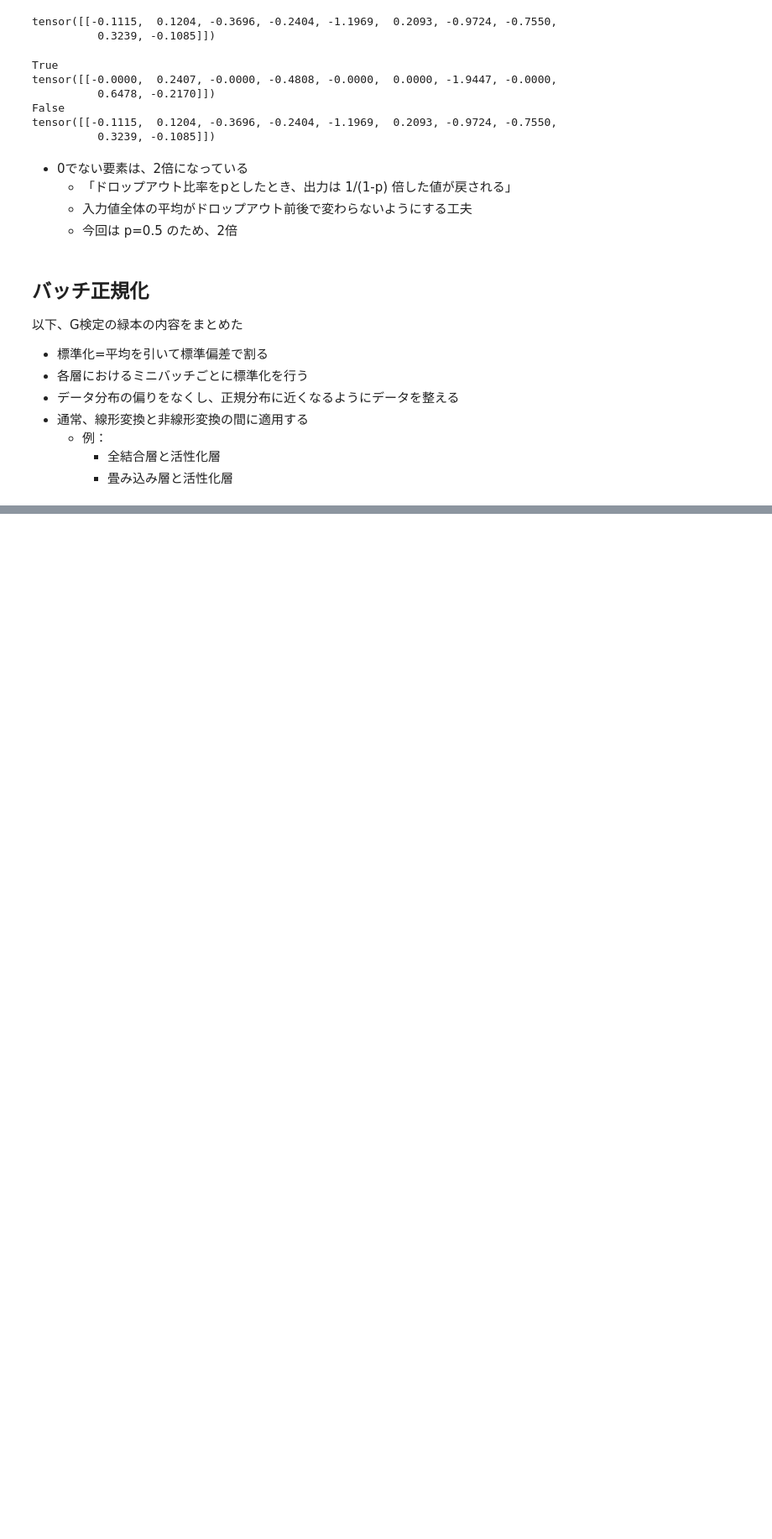
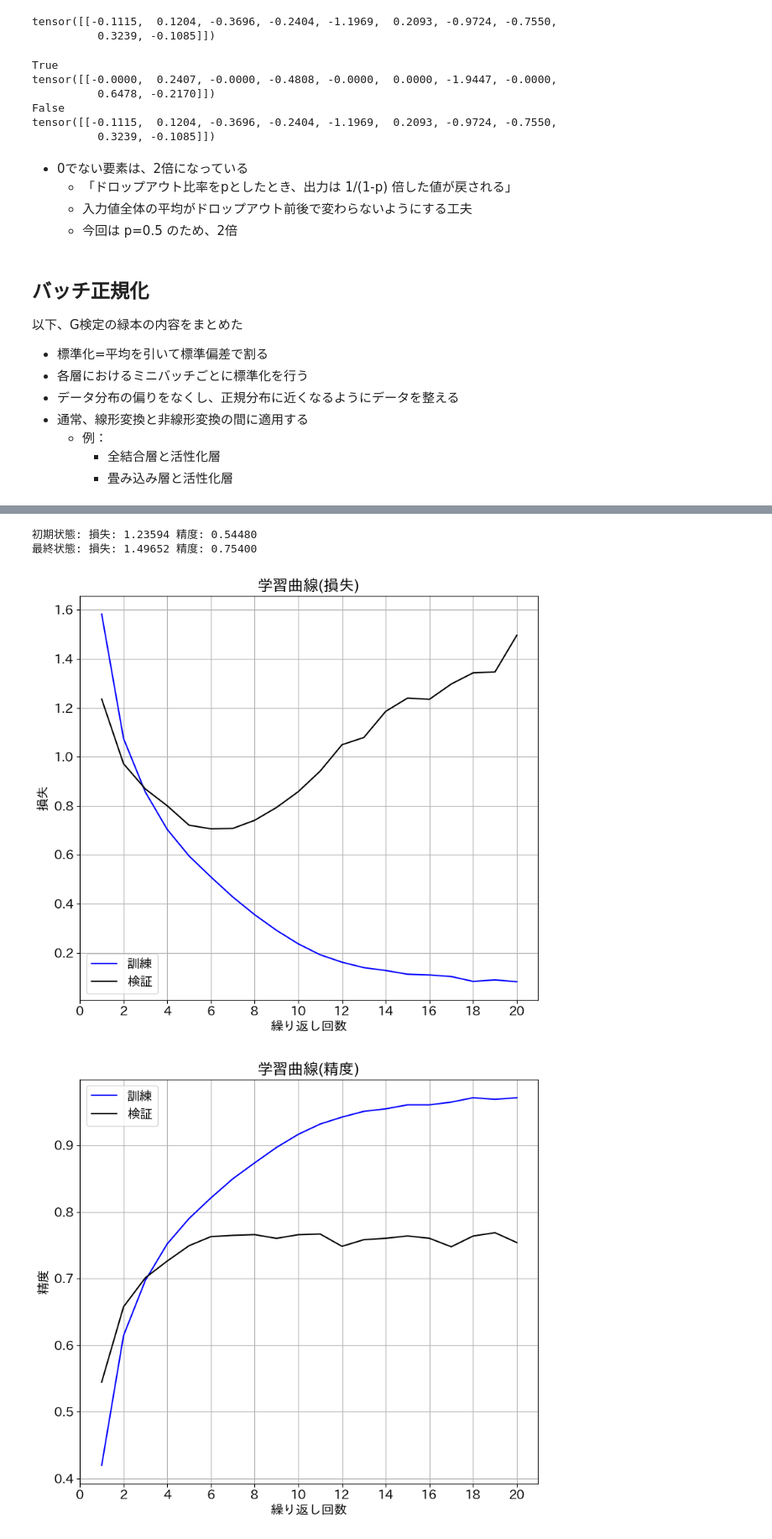
Before and after one commit to YasudaKaito/pytorch_book_akaishi, a Jupyter notebook: ch10_tuning.ipynb, the cells around one changed output, grey strips where cells are left out. Shown at 84% size. Drawn from its saved outputs; the diff is of its cells as text; code cells hidden in the pictures; blank space fills up the shorter version.

```diff
--- a/ch10_tuning.ipynb
+++ b/ch10_tuning.ipynb
@@ -251,0 +305,10 @@ KeyboardInterrupt:
+# %%
+# 乱数の固定化
+torch_seed()
+
+# モデルインスタンス生成
+net = CNN_v2(n_output).to(device)
+criterion = nn.CrossEntropyLoss()
+# 最適化関数にAdamを指定
+optimizer = optim.Adam(net.parameters())
+history3 = np.zeros((0, 5))
@@ -251,0 +331,4 @@ KeyboardInterrupt:
+# %%
+# 学習
+num_epochs = 20
+history3 = fit(net, optimizer, criterion, num_epochs, train_loader, test_loader, device, history3)
@@ -251,0 +349,7 @@ KeyboardInterrupt:
+# %%
+evaluate_history(history3)
+# %% [output]
+初期状態: 損失: 1.23594 精度: 0.54480
+最終状態: 損失: 1.49652 精度: 0.75400
+[figure, added]
+[figure, added]
```
Also changed, not shown: parts of 55 cells of this notebook, 1 other file.
